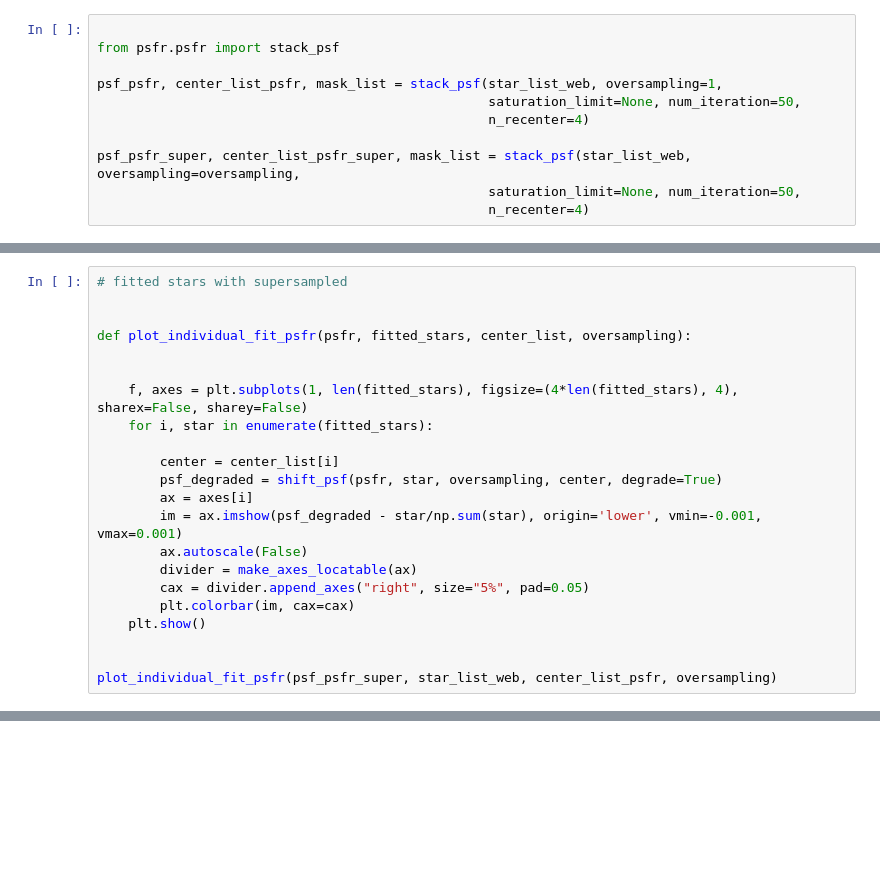
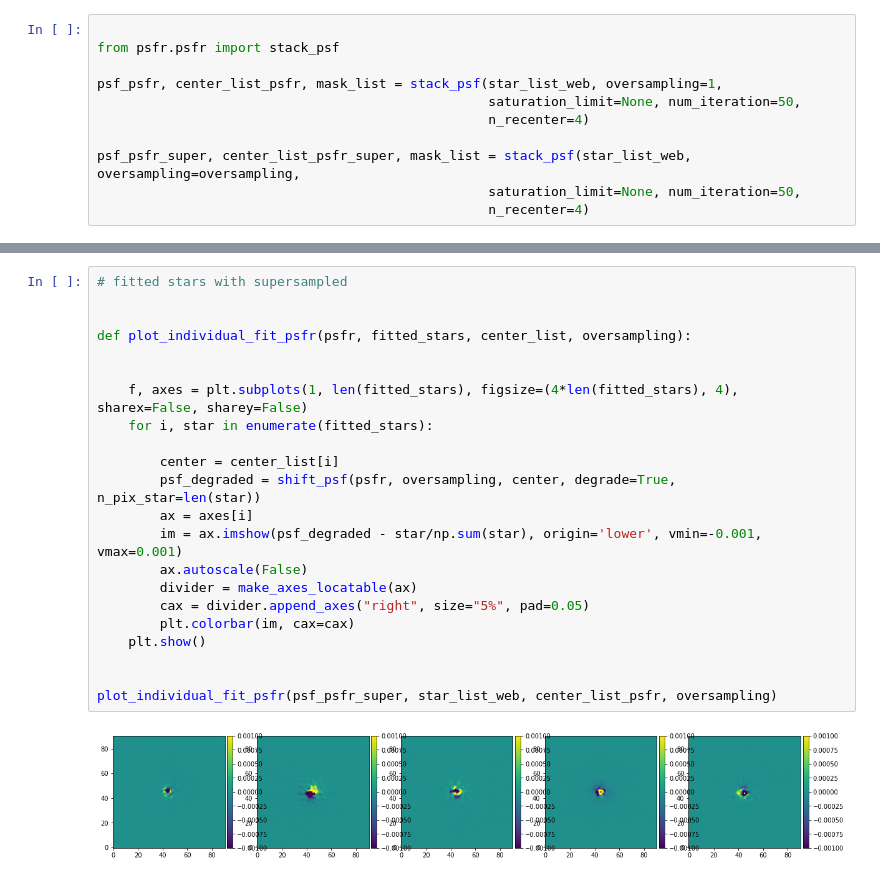
Before and after one commit to sibirrer/psfr, a Jupyter notebook: notebooks/JWST_PSF_reconstruction.ipynb, the cells around one changed output, grey strips where cells are left out. Saved outputs shown, nothing was run; the diff lists cells and outputs as text; blank space fills up the shorter version.

```diff
--- a/notebooks/JWST_PSF_reconstruction.ipynb
+++ b/notebooks/JWST_PSF_reconstruction.ipynb
@@ -192,22 +154,0 @@ plt.show()
-# %%
-# fitted stars with supersampled
-
-
-def plot_individual_fit_psfr(psfr, fitted_stars, center_list, oversampling):
-
-
-    f, axes = plt.subplots(1, len(fitted_stars), figsize=(4*len(fitted_stars), 4), sharex=False, sharey=False)
-    for i, star in enumerate(fitted_stars):
-
-        center = center_list[i]
-        psf_degraded = shift_psf(psfr, star, oversampling, center, degrade=True)
-        ax = axes[i]
-        im = ax.imshow(psf_degraded - star/np.sum(star), origin='lower', vmin=-0.001, vmax=0.001)
-        ax.autoscale(False)
-        divider = make_axes_locatable(ax)
-        cax = divider.append_axes("right", size="5%", pad=0.05)
-        plt.colorbar(im, cax=cax)
-    plt.show()
-
-
-plot_individual_fit_psfr(psf_psfr_super, star_list_web, center_list_psfr, oversampling)
@@ -214,3 +200,27 @@ plot_individual_fit_psfr(psf_psfr_super, star_list_web, center_list_psfr, oversa
+# %%
+# fitted stars with supersampled
+
+
+def plot_individual_fit_psfr(psfr, fitted_stars, center_list, oversampling):
+
+
+    f, axes = plt.subplots(1, len(fitted_stars), figsize=(4*len(fitted_stars), 4), sharex=False, sharey=False)
+    for i, star in enumerate(fitted_stars):
+
+        center = center_list[i]
+        psf_degraded = shift_psf(psfr, oversampling, center, degrade=True, n_pix_star=len(star))
+        ax = axes[i]
+        im = ax.imshow(psf_degraded - star/np.sum(star), origin='lower', vmin=-0.001, vmax=0.001)
+        ax.autoscale(False)
+        divider = make_axes_locatable(ax)
+        cax = divider.append_axes("right", size="5%", pad=0.05)
+        plt.colorbar(im, cax=cax)
+    plt.show()
+
+
+plot_individual_fit_psfr(psf_psfr_super, star_list_web, center_list_psfr, oversampling)
+# %% [output]
+[figure, added]
 # %%
 # regular method comparison between PSF-r and photutils
 
```
Also changed, not shown: parts of 13 cells of this notebook, 3 other files.
